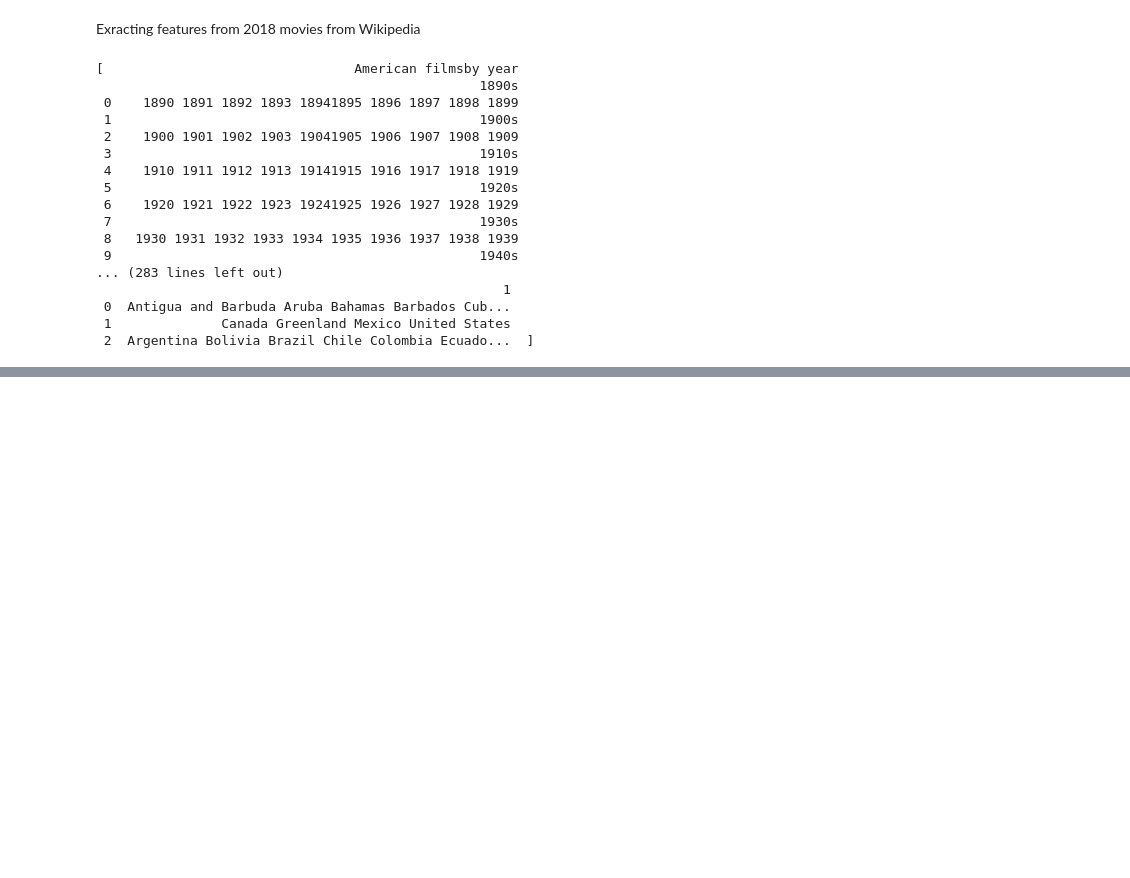
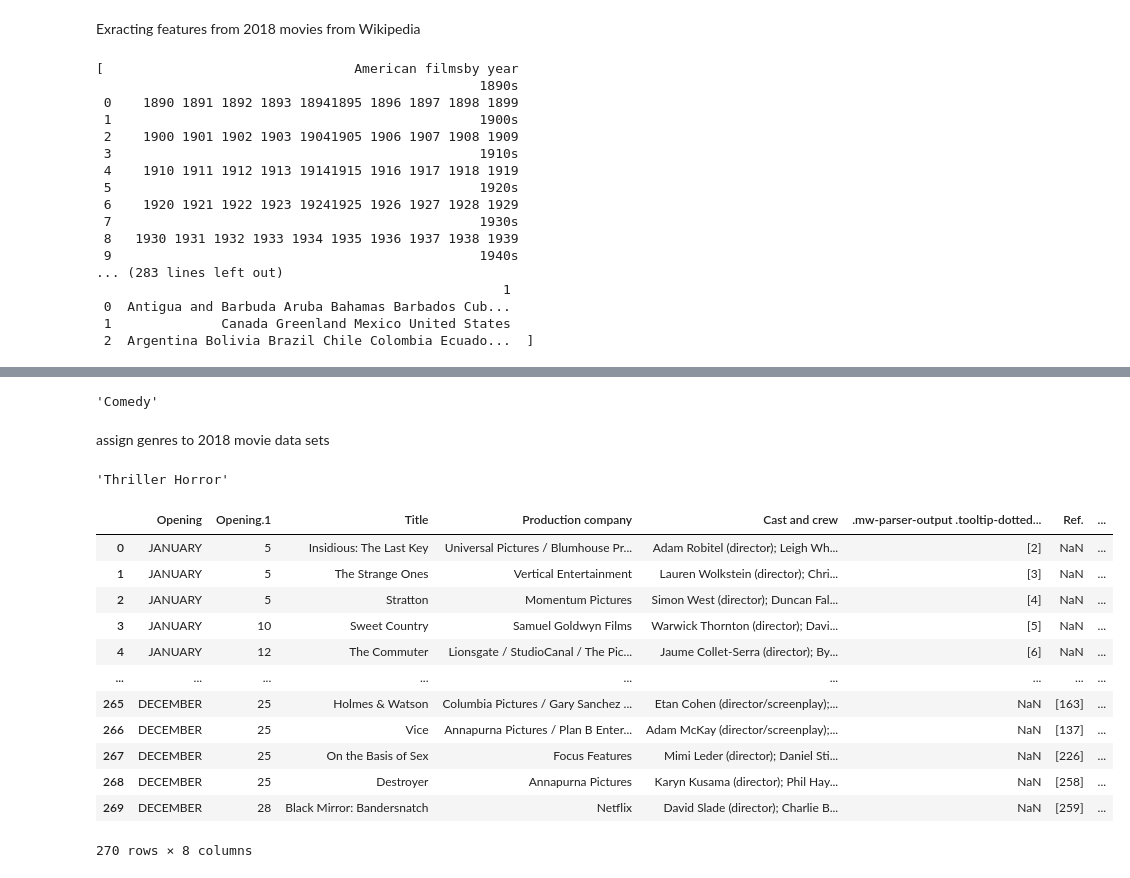
Before and after one commit to nilupulmanodya/machine-learning-projects, a Jupyter notebook: movie recomendation system/Data_Preprocessing-Wiki.ipynb, the cells around one changed output, grey strips where cells are left out. Cells and saved outputs as stored; diff of their text form; code cells hidden in the pictures; blank space fills up the shorter version.

Commit message:
2018 wiki data update

```diff
--- a/movie recomendation system/Data_Preprocessing-Wiki.ipynb
+++ b/movie recomendation system/Data_Preprocessing-Wiki.ipynb
@@ -43,0 +65,2 @@ tmdb.api_key = ''
+# %%
+result = tmdb_movie.search('Blockers')
@@ -43,0 +73,2 @@ tmdb.api_key = ''
+# %%
+response = requests.get('https://api.themoviedb.org/3/movie/437557?api_key=2263489ac6c0543decf5224f861ae8ae&language=en-US')
@@ -43,0 +99,45 @@ tmdb.api_key = ''
+# %%
+response.json()['genres'][0]['name']
+# %% [output]
+'Comedy'
+# %% [markdown]
+assign genres to 2018 movie data sets
+# %%
+def get_genres(x):
+    genres = []
+    result = tmdb_movie.search(x)
+    movie_id = result[0]['id']
+    response = requests.get('https://api.themoviedb.org/3/movie/{}?api_key={}&language=en-US'.format(movie_id,tmdb.api_key))
+    data_json = response.json()
+    if data_json['genres']:
+        genre_str = ' '
+        for i in range (0,len(data_json['genres'])):
+            genres.append(data_json['genres'][i]['name'])
+        return genre_str.join(genres)
+    else:
+        return np.NaN
+# %%
+#testing func get_genres
+
+test_genres = get_genres('The Domestics')
+test_genres
+# %% [output]
+'Thriller Horror'
+# %%
+df['Genres'] = df['Title'].map(lambda x:get_genres(str(x)))
+# %%
+df
+# %% [output]
+|  | Opening | Opening.1 | Title | Production company | Cast and crew | .mw-parser-output .tooltip-dotted... | Ref. | ... |
+| 0 | JANUARY | 5 | Insidious: The Last Key | Universal Pictures / Blumhouse Pr... | Adam Robitel (director); Leigh Wh... | [2] | NaN | ... |
+| 1 | JANUARY | 5 | The Strange Ones | Vertical Entertainment | Lauren Wolkstein (director); Chri... | [3] | NaN | ... |
+| 2 | JANUARY | 5 | Stratton | Momentum Pictures | Simon West (director); Duncan Fal... | [4] | NaN | ... |
+| 3 | JANUARY | 10 | Sweet Country | Samuel Goldwyn Films | Warwick Thornton (director); Davi... | [5] | NaN | ... |
+| 4 | JANUARY | 12 | The Commuter | Lionsgate / StudioCanal / The Pic... | Jaume Collet-Serra (director); By... | [6] | NaN | ... |
+| ... | ... | ... | ... | ... | ... | ... | ... | ... |
+| 265 | DECEMBER | 25 | Holmes & Watson | Columbia Pictures / Gary Sanchez ... | Etan Cohen (director/screenplay);... | NaN | [163] | ... |
+| 266 | DECEMBER | 25 | Vice | Annapurna Pictures / Plan B Enter... | Adam McKay (director/screenplay);... | NaN | [137] | ... |
+| 267 | DECEMBER | 25 | On the Basis of Sex | Focus Features | Mimi Leder (director); Daniel Sti... | NaN | [226] | ... |
+| 268 | DECEMBER | 25 | Destroyer | Annapurna Pictures | Karyn Kusama (director); Phil Hay... | NaN | [258] | ... |
+| 269 | DECEMBER | 28 | Black Mirror: Bandersnatch | Netflix | David Slade (director); Charlie B... | NaN | [259] | ... |
+270 rows × 8 columns
```
Also changed, not shown: parts of 31 cells of this notebook.
